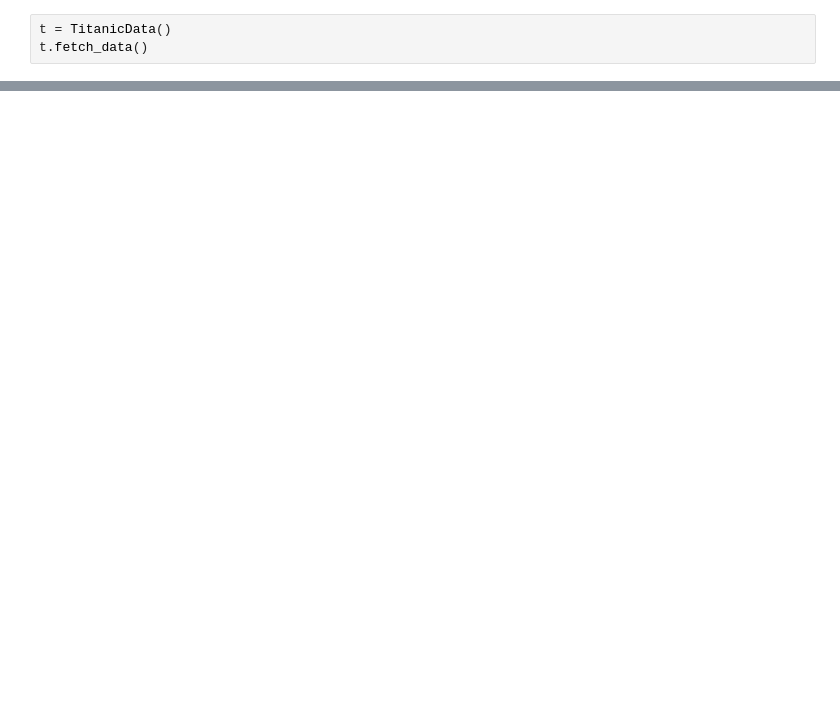
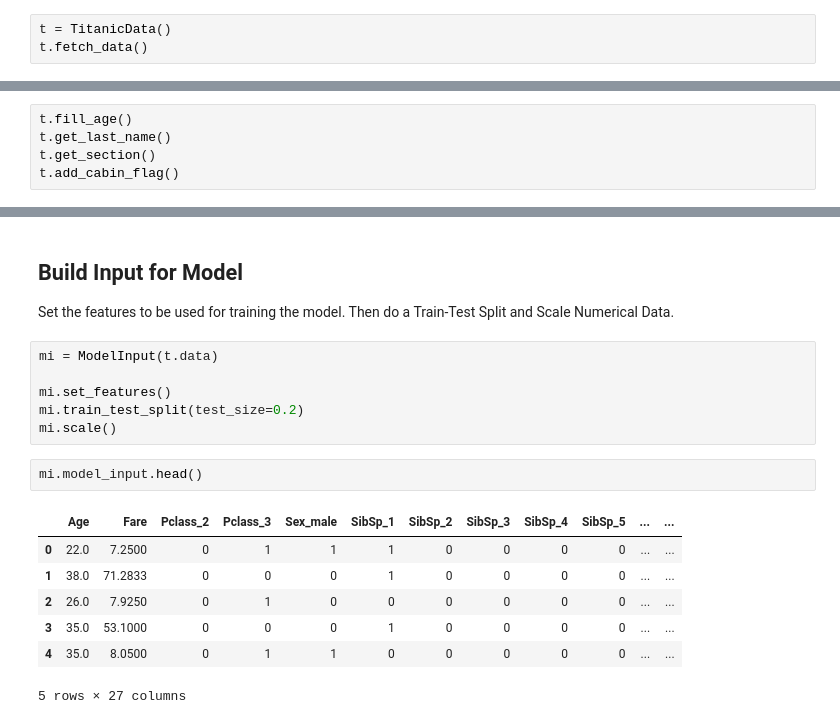
Before and after one commit to magdiel85281/titanic, a Jupyter notebook: src/eda.ipynb, the cells around one changed output, grey strips where cells are left out. Cells and saved outputs as stored; diff of their text form; blank space fills up the shorter version.

Commit message:
adds ModelInput class; jupy notebook trains random forest classifier using GridSearchCV and uses best params

```diff
--- a/src/eda.ipynb
+++ b/src/eda.ipynb
@@ -17,0 +34,5 @@ t.data.head()
+# %%
+t.fill_age()
+t.get_last_name()
+t.get_section()
+t.add_cabin_flag()
@@ -17,0 +66,19 @@ t.data.head()
+# %% [markdown]
+## Build Input for Model
+Set the features to be used for training the model. Then do a Train-Test Split and Scale Numerical Data.
+# %%
+mi = ModelInput(t.data)
+
+mi.set_features()
+mi.train_test_split(test_size=0.2)
+mi.scale()
+# %%
+mi.model_input.head()
+# %% [output]
+|  | Age | Fare | Pclass_2 | Pclass_3 | Sex_male | SibSp_1 | SibSp_2 | SibSp_3 | SibSp_4 | SibSp_5 | ... | ... |
+| 0 | 22.0 | 7.2500 | 0 | 1 | 1 | 1 | 0 | 0 | 0 | 0 | ... | ... |
+| 1 | 38.0 | 71.2833 | 0 | 0 | 0 | 1 | 0 | 0 | 0 | 0 | ... | ... |
+| 2 | 26.0 | 7.9250 | 0 | 1 | 0 | 0 | 0 | 0 | 0 | 0 | ... | ... |
+| 3 | 35.0 | 53.1000 | 0 | 0 | 0 | 1 | 0 | 0 | 0 | 0 | ... | ... |
+| 4 | 35.0 | 8.0500 | 0 | 1 | 1 | 0 | 0 | 0 | 0 | 0 | ... | ... |
+5 rows × 27 columns
```
Also changed, not shown: parts of 21 cells of this notebook, 1 other file.
